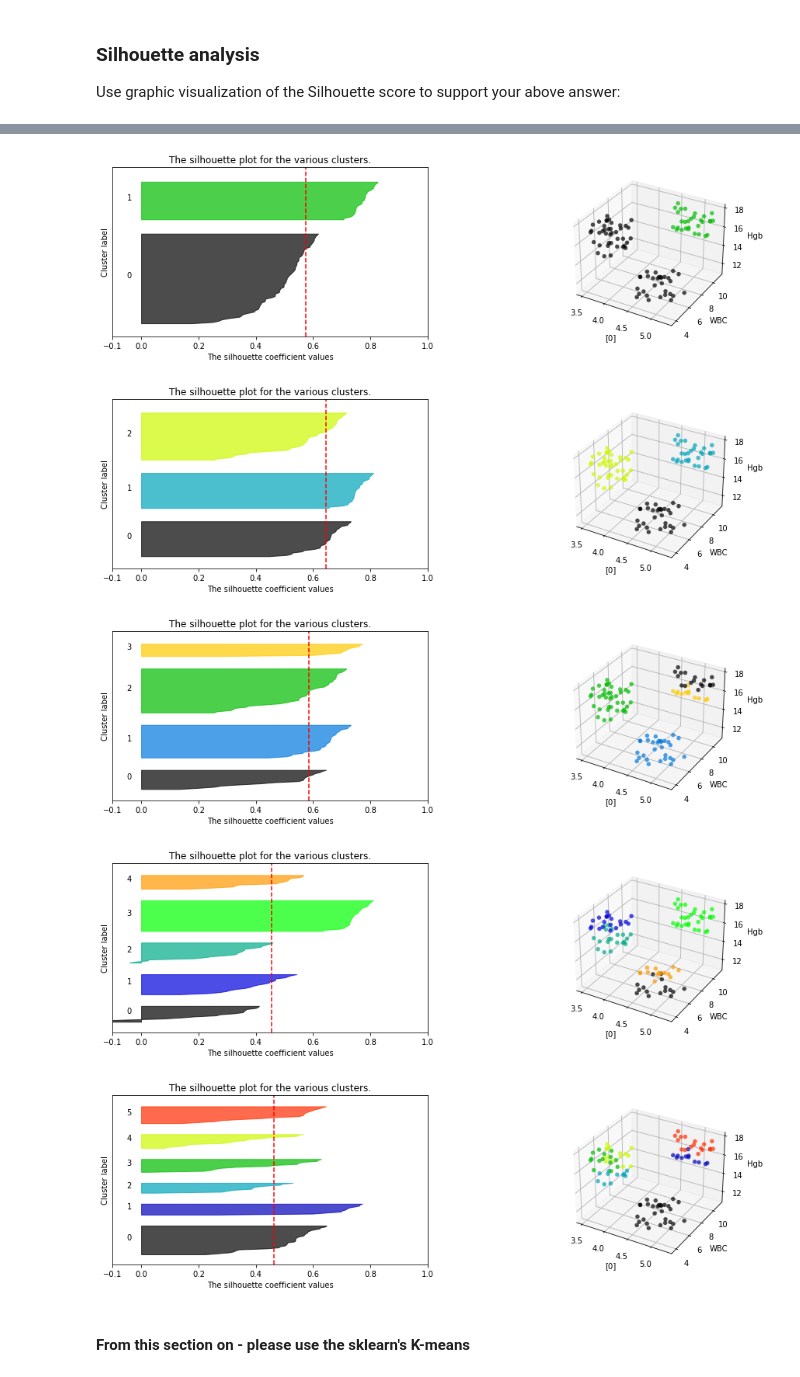
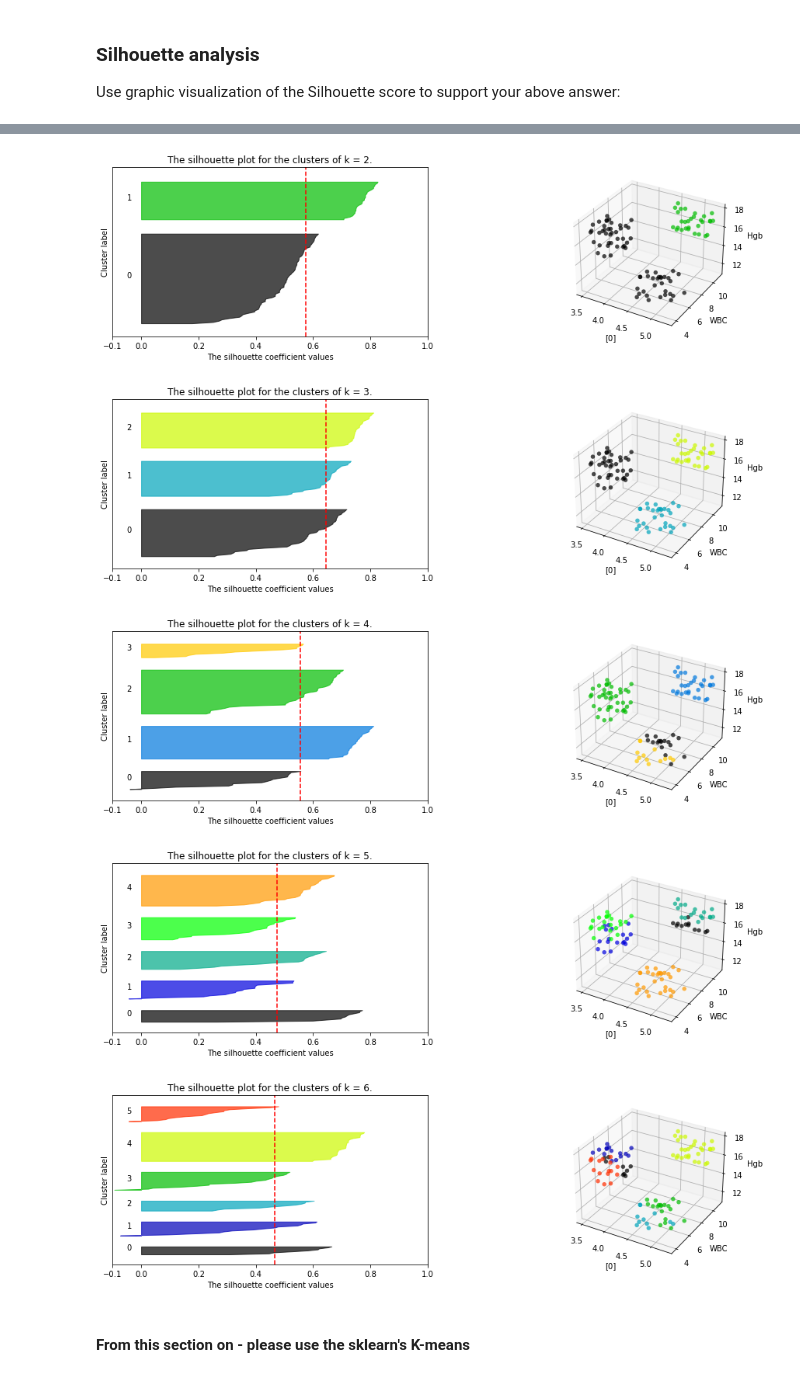
Before and after one commit to Shuaf98/y-data, a Jupyter notebook: ydata_unsupervised_learning/lecture1_intro_kmeans/HW1_Clustering.ipynb, the cells around one changed output, grey strips where cells are left out. Cells and saved outputs as stored; diff of their text form; code cells hidden in the pictures.

Commit message:
'Naive_bayes, and kmeans edits

```diff
--- a/ydata_unsupervised_learning/lecture1_intro_kmeans/HW1_Clustering.ipynb
+++ b/ydata_unsupervised_learning/lecture1_intro_kmeans/HW1_Clustering.ipynb
@@ -107,7 +107,7 @@ class k_means:
         prev = 1000000
         WCSS = 100000
         iterations = 1
-        while np.abs(prev-WCSS) >= 0.01:
+        while np.abs(prev-WCSS) >= 0.001:
             prev = WCSS
             #Calculate distances of each point to each centroid, and update class to that centroid
             euc = np.array([np.linalg.norm(points - centroids, axis = 1) for points in self.x])
@@ -166,16 +166,16 @@ plt.plot(k_vals, WCSS)
 # %% [markdown]
 Using the Elbow method, we detect that the optimal k is at k= 3. Visually, this sits well. When we graph the points on a 3d graph with k = 3, we can see that the groupings look very smooth and logical.
 # %%
-#Using sklearn
-# WCSS = []
-# k_vals = np.arange(1,15,1)
+# Using sklearn
+WCSS = []
+k_vals = np.arange(1,15,1)
 
-# for k in k_vals:
-#     km = KMeans(k, init = 'k-means++')
-#     km.fit(EMR3d1)
-#     WCSS.append(km.inertia_)
+for k in k_vals:
+    km = KMeans(k, init = 'random')
+    km.fit(EMR3d1)
+    WCSS.append(km.inertia_)
 
-# plt.plot(k_vals, WCSS)
+plt.plot(k_vals, WCSS)
 # %% [output]
 [<matplotlib.lines.Line2D at 0x...>]
 [figure]
@@ -195,7 +195,6 @@ for k in k_vals:
     # The silhouette coefficient can range from -1, 1 but in this example all lie within [-0.1, 1]
     ax1.set_xlim([-0.1, 1])
     ax1.set_ylim([0, len(X) + (k + 1) * 10 ]) # The (k+1)*10 is for better spacing between sillouhettes.
-
 
     #run kmeans
     km = k_means()
@@ -229,7 +228,7 @@ for k in k_vals:
         # Compute the new y_lower for next plot
         y_lower = y_upper + 10  # 10 for the 0 samples
 
-    ax1.set_title("The silhouette plot for the various clusters.")
+    ax1.set_title(f"The silhouette plot for the clusters of k = {k}.")
     ax1.set_xlabel("The silhouette coefficient values")
     ax1.set_ylabel("Cluster label")
 
@@ -261,8 +260,8 @@ For n_clusters = 6 The average silhouette_score is : 0.463752787652105
 [figure]
-[figure, old version]
+[figure, new version]
-[figure, old version]
+[figure, new version]
-[figure, old version]
+[figure, new version]
-[figure, old version]
+[figure, new version]
 # %% [markdown]
 #### From this section on - please use the sklearn's K-means
 # %% [markdown]
```
Also changed, not shown: parts of 11 cells of this notebook, 9 other files.
